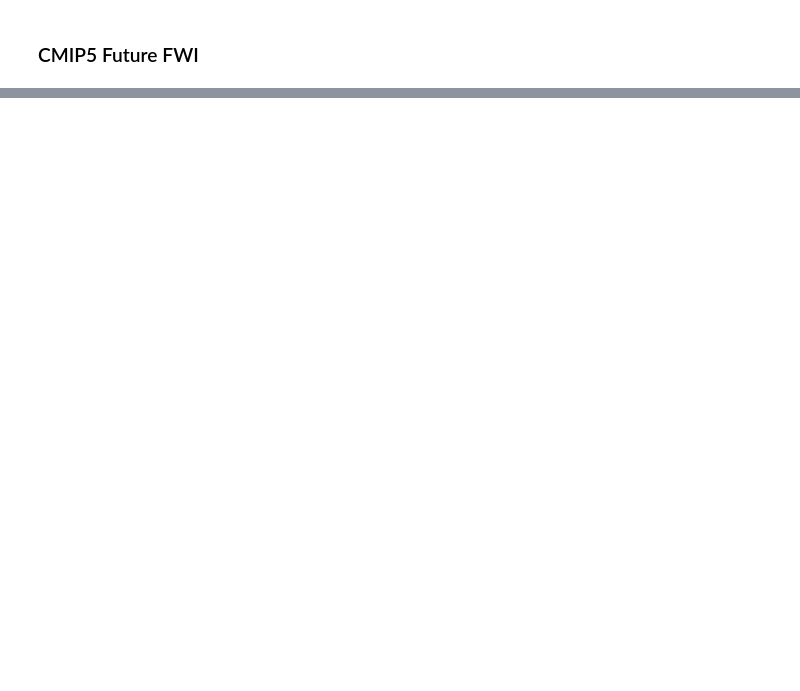
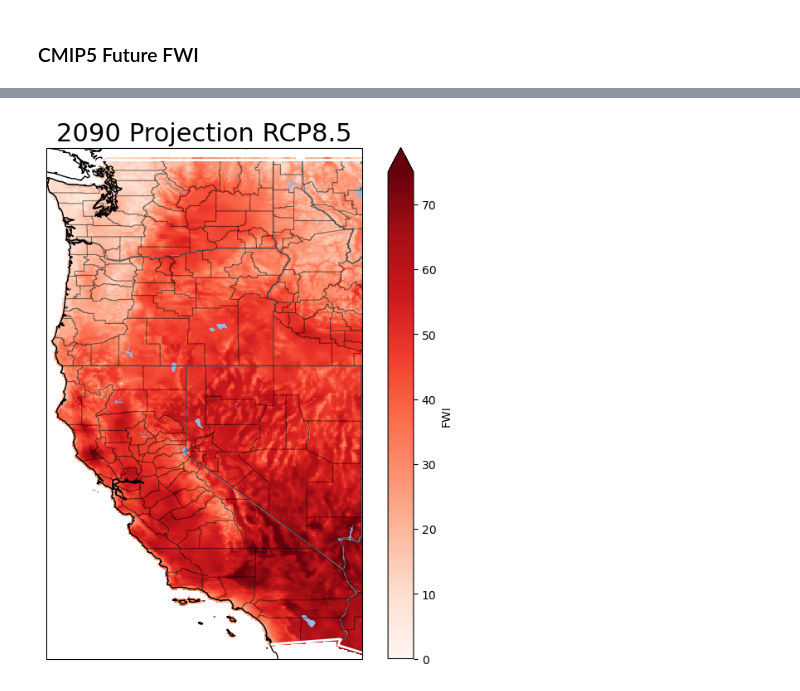
Before and after one commit to theo-avila/2024_FWI_CMIP5_Ensemble_Avila, a Jupyter notebook: notebooks/2_CMIP5_spatial_projections.ipynb, the cells around one changed output, grey strips where cells are left out. Cells and saved outputs as stored; diff of their text form; code cells hidden in the pictures; blank space fills up the shorter version.

```diff
--- a/notebooks/2_CMIP5_spatial_projections.ipynb
+++ b/notebooks/2_CMIP5_spatial_projections.ipynb
@@ -127,0 +328,81 @@ plt.savefig('/data/keeling/a/ctavila2/2024_FWI_CMIP5_Ensemble_Avila/final_figure
+# %%
+
+models = ["BNU-ESM", "CNRM-CM5", "CSIRO-Mk3-6-0", "CanESM2", "GFDL-ESM2G", "GFDL-ESM2M", "HadGEM2-CC365", "HadGEM2-ES365", "IPSL-CM5A-LR",
+         "IPSL-CM5A-MR", "IPSL-CM5B-LR", "MIROC-ESM-CHEM", "MIROC-ESM", "MIROC5", "bcc-csm1-1-m", "MRI-CGCM3", "bcc-csm1-1", "inmcm4"]
+def proj_1960(models, lon_max, lon_min, lat_min, lat_max):
+
+    average_array = []
+    for model in models:
+        filein = "/data/keeling/a/davidcl2/d/MACA/FWI_RHmin/rcp45/out/macav2metdata_fwi_" + model + "_r1i1p1_rcp45_2086_2090_CONUS_daily.nc"
+        #filein = "/data/keeling/a/davidcl2/d/MACA/FWI_RHmin/rcp45/out/macav2metdata_fwi_" + model + "_r1i1p1_rcp45_2086_2090_CONUS_daily.nc"
+
+        # this code selects lon, lat, and days included, also need to include years,
+        current_model = xr.open_dataset(filein)
+        selected_ds = current_model.sel(time=slice(f'{2090}-06-01', f'{2090}-10-31'))
+        # This changes the lon and lat to appropraite boundaries for nevada and california
+        selected_ds["lon"] = np.where(selected_ds["lon"] > 180, selected_ds["lon"] - 360, selected_ds["lon"])
+        selected_ds = selected_ds.sortby("lon")
+        annual_mean = selected_ds.where((selected_ds.lon >= lon_min) & (selected_ds.lon <= lon_max) & (selected_ds.lat >= lat_min) & (selected_ds.lat <= lat_max), drop=True)
+
+        current_model = annual_mean
+
+        # this is where analysis starts after cleaning, all I need is the 2060 spatial aggregate for each model at each location
+        spatial_aggregate = current_model.mean(dim=['time'])
+        average_array.append(spatial_aggregate)
+
+
+        print("iteration " + model)
+
+    return average_array
+
+fwi_array = proj_1960(models, -114.016667, -124.766667, 32.025, 50)
+concatenated_data = xr.concat(fwi_array, dim='array')
+average_2060_proj = concatenated_data.mean(dim='array')
+
+reader = shpreader.Reader('/data/keeling/a/ctavila2/2_maps/county_shapefile/countyl010g.shp')
+counties = list(reader.geometries())
+#counties
+COUNTIES = cfeature.ShapelyFeature(counties, ccrs.PlateCarree())
+
+shapefile_path = '/data/keeling/a/ctavila2/4_Model_Trendline/shape/ne_10m_ocean.shp'
+gdf_ocean = gpd.read_file(shapefile_path)
+
+scale = '110m'
+states110 = cfeature.NaturalEarthFeature(
+            category='cultural',
+            name='admin_1_states_provinces_lines',
+            scale=scale,
+            facecolor='none',
+            edgecolor='r')
+
+cmap='Reds'
+
+# central_longitude=260.0
+## (17,17)
+fig, ax = plt.subplots(figsize=(8, 8), subplot_kw={'projection': ccrs.PlateCarree()})
+#print(booted_trend_slope)
+average_2060_proj.FWI.plot(ax=ax,cmap=cmap,vmin=0,vmax=75)
+
+# Set the aspect ratio to 'box' for horizontal stretching
+# Replace min_x and max_x with appropriate values# Plot the second shapefile (gdf_wgs84)
+# Replace 'white' and 'black' with the desired colors and styling
+
+#gdf_wgs84.boundary.plot(ax=ax, color='none', edgecolor='red', linewidth=1.0)
+
+# Set the extent and add other map features as needed
+#ax.set_extent([-125, -113, 31.5, 49.5], crs=ccrs.PlateCarree())
+ax.add_feature(cfeature.NaturalEarthFeature('cultural', 'admin_1_states_provinces_lines', '110m', edgecolor='gray', facecolor='none'))
+ax.coastlines()
+ax.add_feature(cfeature.LAKES)
+ax.add_feature(COUNTIES, linewidth=0.8, alpha=0.5, facecolor='none', edgecolor='black')
+ax.add_feature(cfeature.BORDERS, linewidth=2, edgecolor='white')
+
+#gl = ax.gridlines(draw_labels=True, color='black', alpha=0.5, linestyle='--')
+#gl.xlabel_style = {'size': 10, 'color': 'black'}
+#gl.ylabel_style = {'size': 10, 'color': 'black'}
+
+#gdf_ocean.plot(ax=ax, color='white', edgecolor='white', linewidth=1.0)
+
+plt.title('2090 Projection RCP8.5', fontsize=22)
+plt.savefig('/data/keeling/a/ctavila2/2024_FWI_CMIP5_Ensemble_Avila/final_figures/figure_2_2060_2090_spatial_fwi_v2/3_1_2_CMIP5_2090_Average_FWI_Projection_tmaxrhmin_native_rcp85_75a')
+# %% [output]
@@ -127,0 +427 @@ plt.savefig('/data/keeling/a/ctavila2/2024_FWI_CMIP5_Ensemble_Avila/final_figure
+[figure, added]
```
Also changed, not shown: parts of 12 cells of this notebook, 29 other files.
